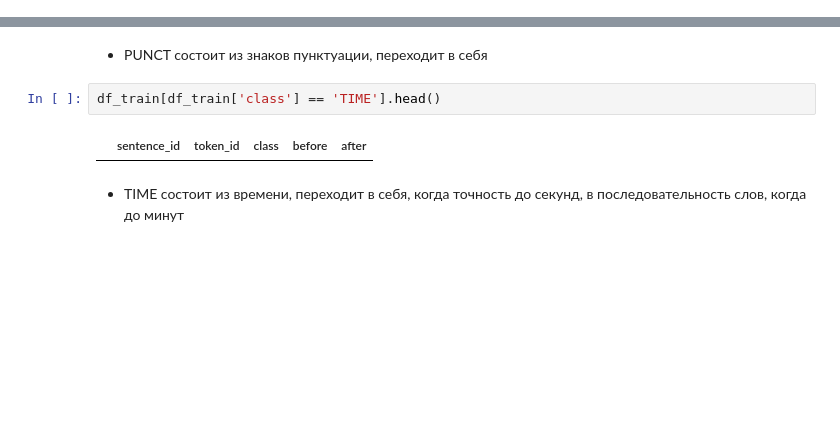
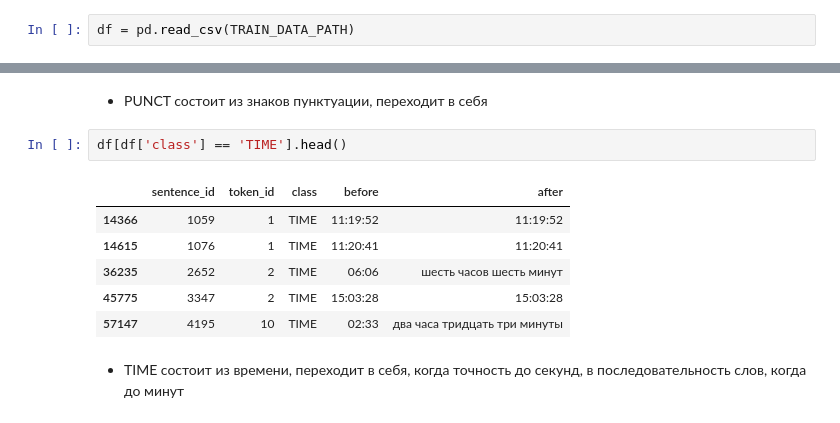
Before and after one commit to Mikhail-off/NLP-2019, a Jupyter notebook: HW4/hw4.ipynb, the cells around one changed output, grey strips where cells are left out. Cells and saved outputs as stored; diff of their text form; blank space fills up the shorter version.

```diff
--- a/HW4/hw4.ipynb
+++ b/HW4/hw4.ipynb
@@ -46 +45,3 @@ df_train = df_train[:min(MAX_DF, df_train.shape[0])]
+# %%
+df = pd.read_csv(TRAIN_DATA_PATH)
 # %%
@@ -135,9 +160,14 @@ df_train[df_train['class'] == 'PUNCT'].head()
 # %% [markdown]
 * PUNCT состоит из знаков пунктуации, переходит в себя
 # %%
-df_train[df_train['class'] == 'TIME'].head()
+df[df['class'] == 'TIME'].head()
 # %% [output]
 |  | sentence_id | token_id | class | before | after |
+| 14366 | 1059 | 1 | TIME | 11:19:52 | 11:19:52 |
+| 14615 | 1076 | 1 | TIME | 11:20:41 | 11:20:41 |
+| 36235 | 2652 | 2 | TIME | 06:06 | шесть часов шесть минут |
+| 45775 | 3347 | 2 | TIME | 15:03:28 | 15:03:28 |
+| 57147 | 4195 | 10 | TIME | 02:33 | два часа тридцать три минуты |
 # %% [markdown]
 * TIME состоит из времени, переходит в себя, когда точность до секунд, в последовательность слов, когда до минут
 # %%
```
Also changed, not shown: parts of 41 cells of this notebook.
